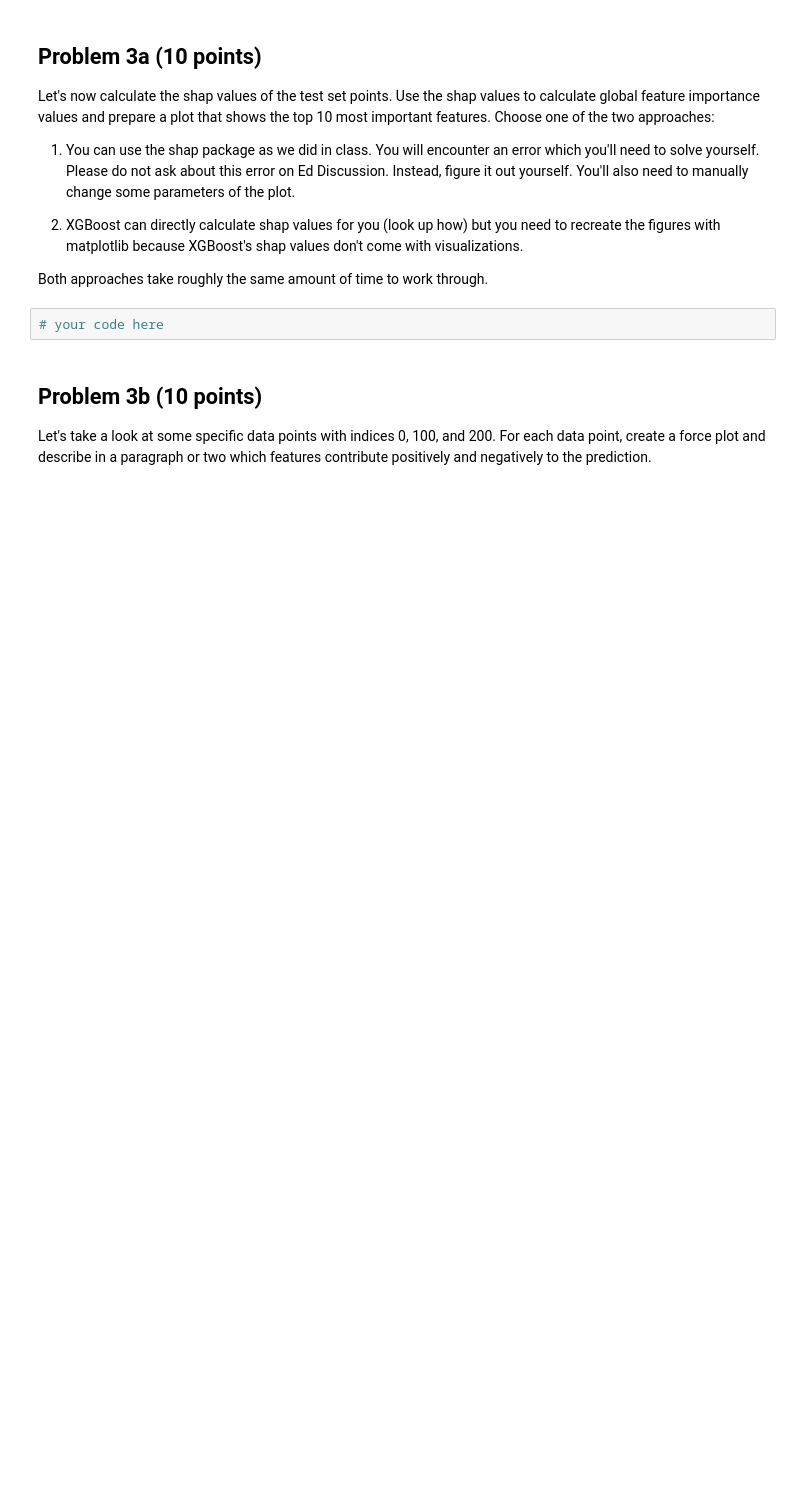
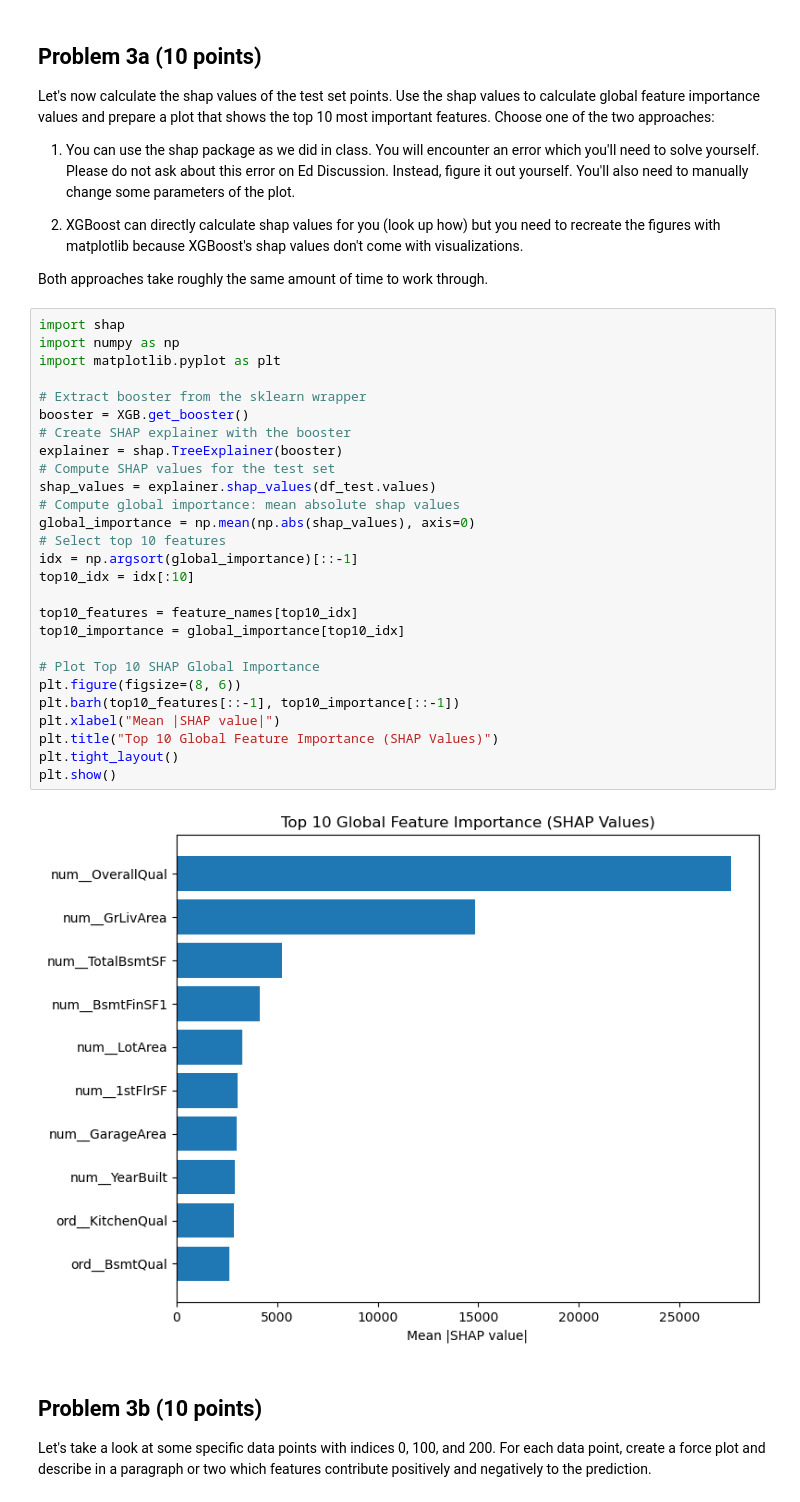
Before and after one commit to IsabellaTan/Brown-DATA1030-HW10, a Jupyter notebook: PS10.ipynb, the cells around one changed output. Drawn from its saved outputs; the diff is of its cells as text; blank space fills up the shorter version.

```diff
--- a/PS10.ipynb
+++ b/PS10.ipynb
@@ -215,8 +309,35 @@ Let's now calculate the shap values of the test set points. Use the shap values
 2) XGBoost can directly calculate shap values for you (look up how) but you need to recreate the figures with matplotlib because XGBoost's shap values don't come with visualizations.
 
 Both approaches take roughly the same amount of time to work through.
-# %%
-# your code here
+# %%
+import shap
+import numpy as np
+import matplotlib.pyplot as plt
+
+# Extract booster from the sklearn wrapper
+booster = XGB.get_booster()
+# Create SHAP explainer with the booster
+explainer = shap.TreeExplainer(booster)
+# Compute SHAP values for the test set
+shap_values = explainer.shap_values(df_test.values)
+# Compute global importance: mean absolute shap values
+global_importance = np.mean(np.abs(shap_values), axis=0)
+# Select top 10 features
+idx = np.argsort(global_importance)[::-1]
+top10_idx = idx[:10]
+
+top10_features = feature_names[top10_idx]
+top10_importance = global_importance[top10_idx]
+
+# Plot Top 10 SHAP Global Importance
+plt.figure(figsize=(8, 6))
+plt.barh(top10_features[::-1], top10_importance[::-1])
+plt.xlabel("Mean |SHAP value|")
+plt.title("Top 10 Global Feature Importance (SHAP Values)")
+plt.tight_layout()
+plt.show()
+# %% [output]
+[figure, added]
 # %% [markdown]
 ## Problem 3b (10 points)
 
```
Also changed, not shown: parts of 16 cells of this notebook, 1 other file.
